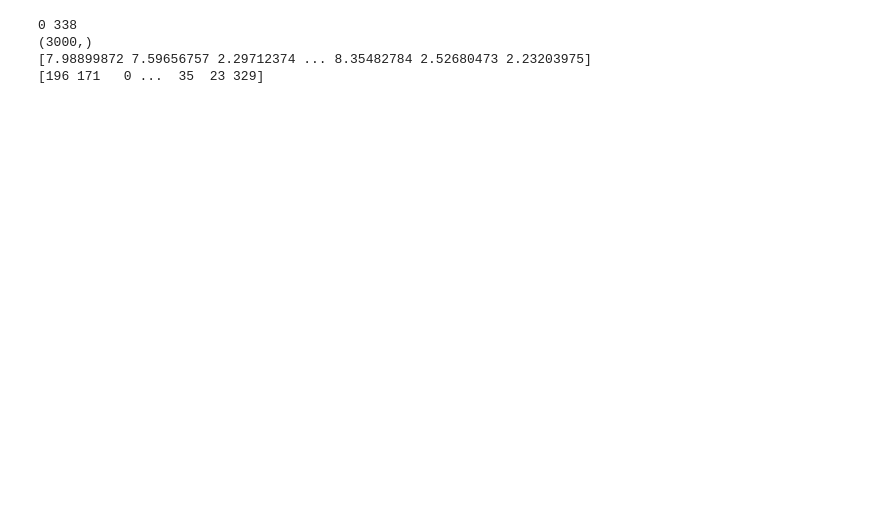
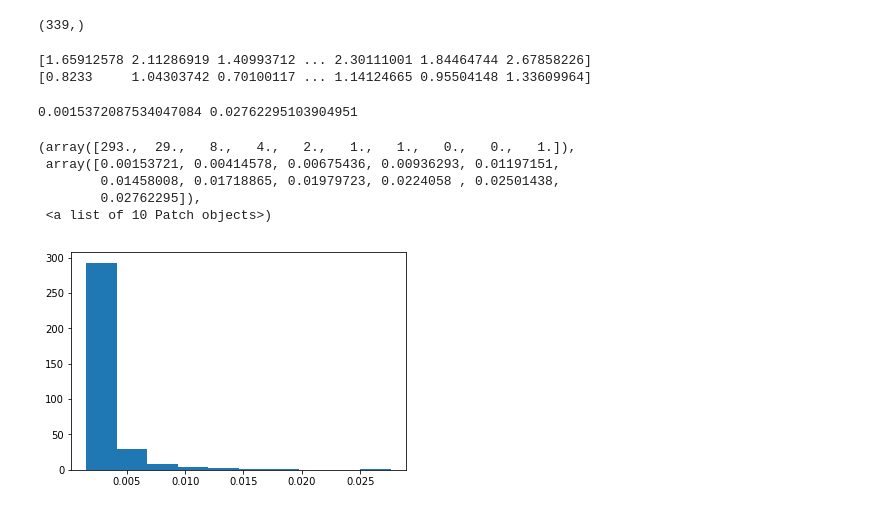
Before and after one commit to BurstCube/Users, a Jupyter notebook: ajoens/BurstCube_grbrates_simulation.ipynb, the cells around one changed output. Cells and saved outputs as stored; diff of their text form; code cells hidden in the pictures; blank space fills up the shorter version.

```diff
--- a/ajoens/BurstCube_grbrates_simulation.ipynb
+++ b/ajoens/BurstCube_grbrates_simulation.ipynb
@@ -141,7 +111,7 @@ aeff_gbm = getGBMdata('/home/alyson/NASA/Simulation/BurstCube/Users/ajoens/gbm_e
 # %%
 ## separate GBM short & long GRBs
-w=np.where(gbm['FLUX_1024']>0)
-gbm=gbm[w]
-s=np.where((gbm['T90'] <= 2.)&((gbm['PFLX_SPECTRUM_STOP']-gbm['PFLX_SPECTRUM_START'])>0))[0]
-l=np.where(gbm['T90'] > 2.)[0]
-m=np.where(gbm['PFLX_BEST_FITTING_MODEL'][s] == ' ')
+w=np.where(gbmbursts['FLUX_1024']>0)
+gbmbursts=gbmbursts[w]
+s=np.where((gbmbursts['T90'] <= 2.)&((gbmbursts['PFLX_SPECTRUM_STOP']-gbmbursts['PFLX_SPECTRUM_START'])>0))[0]
+l=np.where(gbmbursts['T90'] > 2.)[0]
+m=np.where(gbmbursts['PFLX_BEST_FITTING_MODEL'][s] == ' ')
@@ -219,18 +188,22 @@ plot.show()
+# %%
+#plot Batse[64] against pf to see if they are the same
+flux=gbmbursts['FLUX_BATSE_64'][s]
+# %% [output]
+(339,)
 # %%
 #define probability
-p = np.array((np.arange(pf.shape[0])+1)**(-1.0))
+#p = np.array((np.arange(pf.shape[0])+1)**(-1.0))
+p = np.array((np.arange(pf.shape[0])+1.05)**(-0.5))
 p=p/sum(p)
-#randomly sample from the array of peak fluxes found above using our probability function found above so we draw more low peak fluxes
-# This is creating our "intrinsic" sample
-r=np.random.choice(pf.shape[0], 3000, replace=True, p=p)
-print(min(r),max(r))
-simpfsample = np.array(pf[r])
+#randomly sample from the array of photon fluxes found above using our probability function found above so we draw more low flux bursts
+#creating our "intrinsic" sample
+r=np.random.choice(pf.shape[0], 1200, replace=True, p=p)
+
+
+simgbmpfsample = np.array(pf[r])
 simgbmcr = np.array(gbmcr[r])
-#print(np.shape(simpfsample))
-#print(simpfsample)
-#print(r)
+simbcpfsample = np.array(bcpf[r])
+simbccr = np.array(bccr[r])
 # %% [output]
-0 338
-(3000,)
-[7.98899872 7.59656757 2.29712374 ... 8.35482784 2.52680473 2.23203975]
-[196 171   0 ...  35  23 329]
+[1.65912578 2.11286919 1.40993712 ... 2.30111001 1.84464744 2.67858226]
+[0.8233     1.04303742 0.70100117 ... 1.14124665 0.95504148 1.33609964]
@@ -245 +210,13 @@ simgbmcr = np.array(gbmcr[r])
+# %%
+#examining our probability distribution to be sure it is performing the eay we intend it to
+print(min(p),max(p))
+plot.hist(p)
+# %% [output]
+0.0015372087534047084 0.02762295103904951
+(array([293.,  29.,   8.,   4.,   2.,   1.,   1.,   0.,   0.,   1.]),
+ array([0.00153721, 0.00414578, 0.00675436, 0.00936293, 0.01197151,
+        0.01458008, 0.01718865, 0.01979723, 0.0224058 , 0.02501438,
+        0.02762295]),
+ <a list of 10 Patch objects>)
+[figure, added]
 # %%
```
Also changed, not shown: parts of 27 cells of this notebook, 10 other files.
